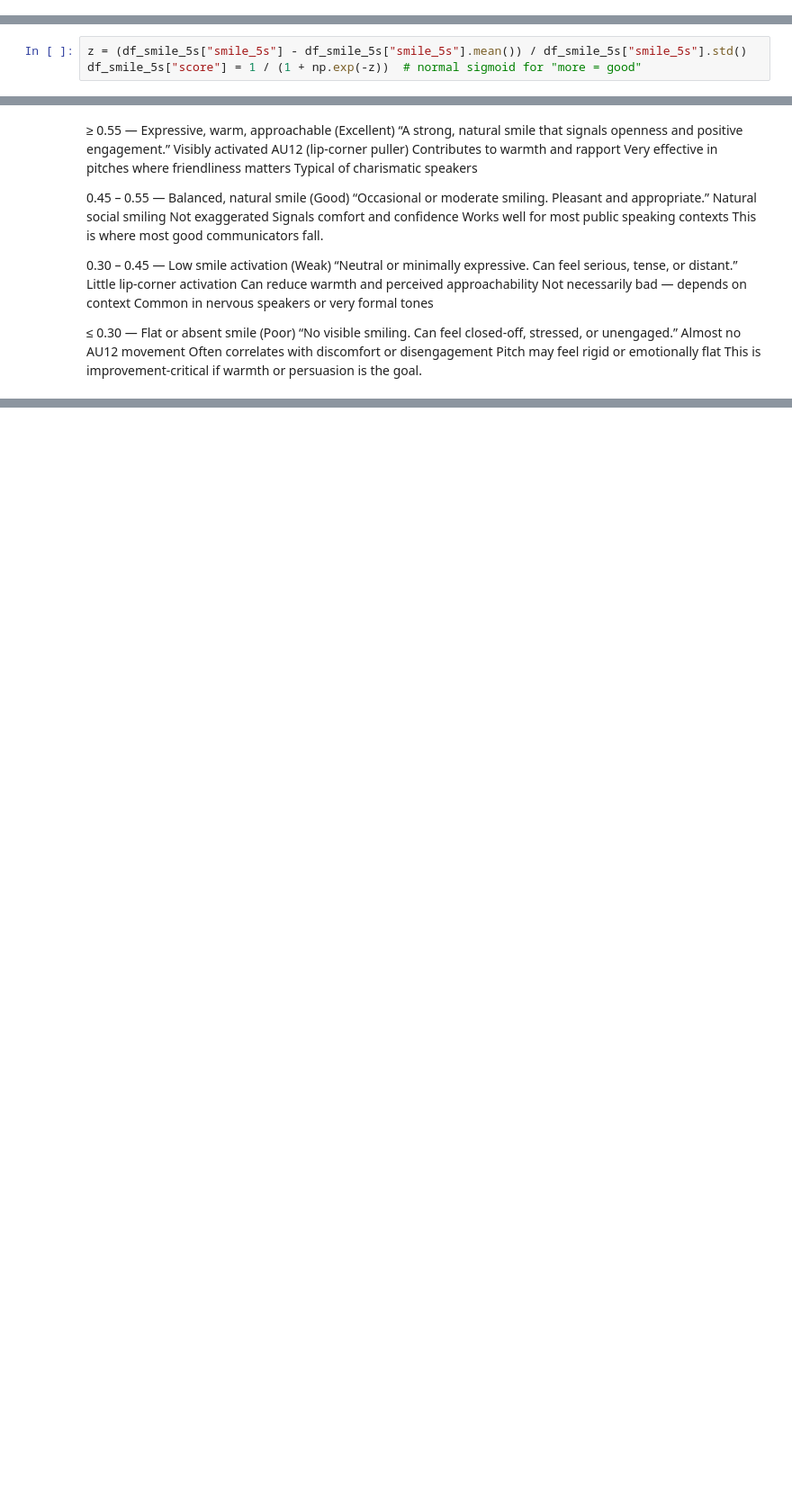
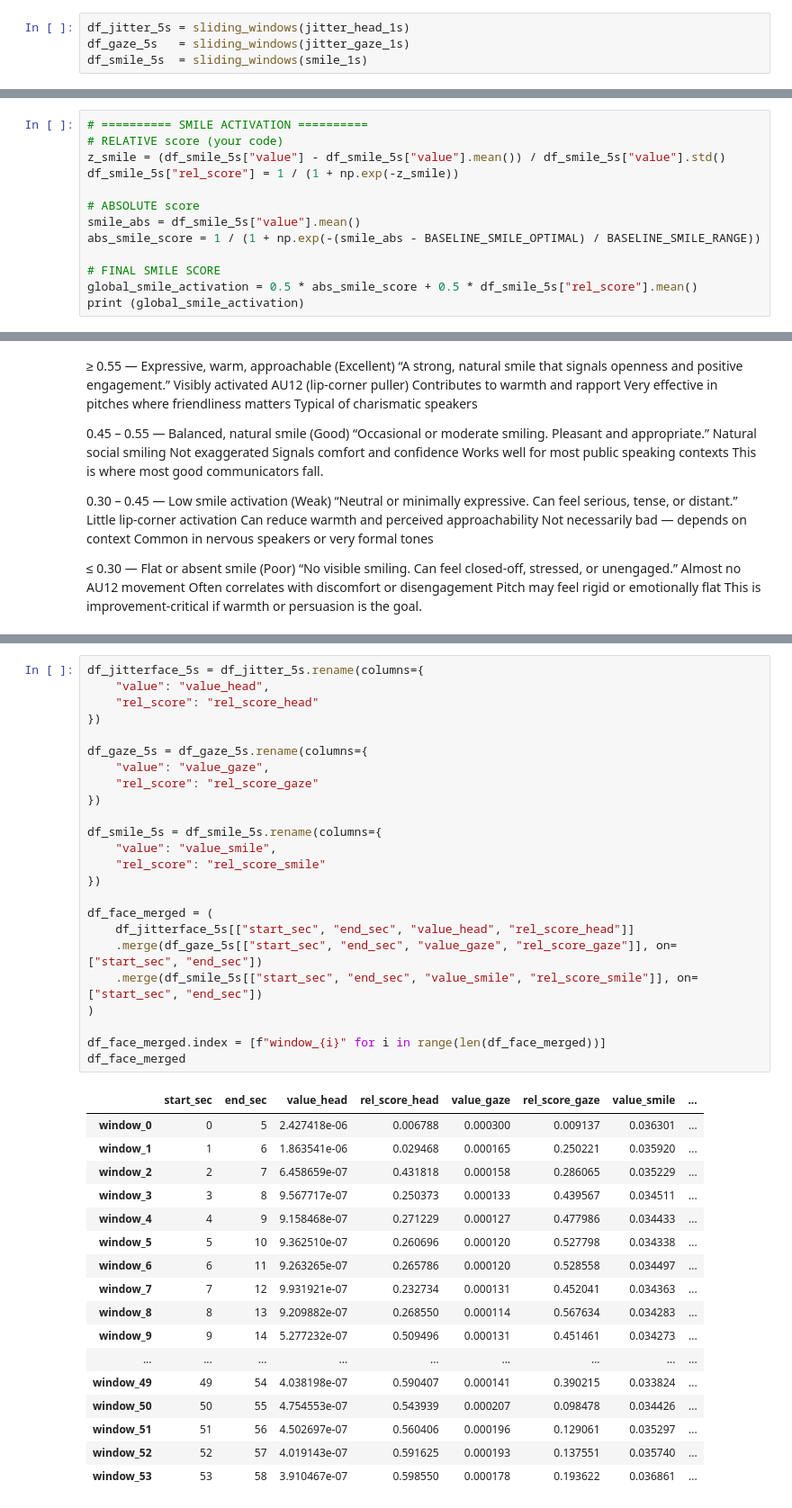
Before and after one commit to WiwiC/VERA, a Jupyter notebook: notebooks/01_facemesh_extraction.ipynb, the cells around one changed output, grey strips where cells are left out. Shown: that part at 90% size. Saved outputs shown, nothing was run; the diff lists cells and outputs as text; blank space fills up the shorter version.

Commit message:
push globall jupyter notebook fixes

```diff
--- a/notebooks/01_facemesh_extraction.ipynb
+++ b/notebooks/01_facemesh_extraction.ipynb
@@ -302,3 +302,7 @@ df_smile_5s
+# %%
+df_jitter_5s = sliding_windows(jitter_head_1s)
+df_gaze_5s   = sliding_windows(jitter_gaze_1s)
+df_smile_5s  = sliding_windows(smile_1s)
 # %% [markdown]
 ====================================================
 # 5 - SCORING
@@ -386,6 +430,3 @@ Perceived as discomfort, insecurity, or cognitive overload
 This is the improvement-critical zone.
 # %% [markdown]
 ## 5.3 - Smile activation score
-# %%
-z = (df_smile_5s["smile_5s"] - df_smile_5s["smile_5s"].mean()) / df_smile_5s["smile_5s"].std()
-df_smile_5s["score"] = 1 / (1 + np.exp(-z))  # normal sigmoid for "more = good"
@@ -396,0 +441,13 @@ print (global_smile_activation)
+# %%
+# ========== SMILE ACTIVATION ==========
+# RELATIVE score (your code)
+z_smile = (df_smile_5s["value"] - df_smile_5s["value"].mean()) / df_smile_5s["value"].std()
+df_smile_5s["rel_score"] = 1 / (1 + np.exp(-z_smile))
+
+# ABSOLUTE score
+smile_abs = df_smile_5s["value"].mean()
+abs_smile_score = 1 / (1 + np.exp(-(smile_abs - BASELINE_SMILE_OPTIMAL) / BASELINE_SMILE_RANGE))
+
+# FINAL SMILE SCORE
+global_smile_activation = 0.5 * abs_smile_score + 0.5 * df_smile_5s["rel_score"].mean()
+print (global_smile_activation)
@@ -545,0 +489,42 @@ Saved debug video to: /Users/williamchalons/code/WiwiC/VERA/data/processed/debug
+# %%
+df_jitterface_5s = df_jitter_5s.rename(columns={
+    "value": "value_head",
+    "rel_score": "rel_score_head"
+})
+
+df_gaze_5s = df_gaze_5s.rename(columns={
+    "value": "value_gaze",
+    "rel_score": "rel_score_gaze"
+})
+
+df_smile_5s = df_smile_5s.rename(columns={
+    "value": "value_smile",
+    "rel_score": "rel_score_smile"
+})
+
+df_face_merged = (
+    df_jitterface_5s[["start_sec", "end_sec", "value_head", "rel_score_head"]]
+    .merge(df_gaze_5s[["start_sec", "end_sec", "value_gaze", "rel_score_gaze"]], on=["start_sec", "end_sec"])
+    .merge(df_smile_5s[["start_sec", "end_sec", "value_smile", "rel_score_smile"]], on=["start_sec", "end_sec"])
+)
+
+df_face_merged.index = [f"window_{i}" for i in range(len(df_face_merged))]
+df_face_merged
+# %% [output]
+|  | start_sec | end_sec | value_head | rel_score_head | value_gaze | rel_score_gaze | value_smile | ... |
+| window_0 | 0 | 5 | 2.427418e-06 | 0.006788 | 0.000300 | 0.009137 | 0.036301 | ... |
+| window_1 | 1 | 6 | 1.863541e-06 | 0.029468 | 0.000165 | 0.250221 | 0.035920 | ... |
+| window_2 | 2 | 7 | 6.458659e-07 | 0.431818 | 0.000158 | 0.286065 | 0.035229 | ... |
+| window_3 | 3 | 8 | 9.567717e-07 | 0.250373 | 0.000133 | 0.439567 | 0.034511 | ... |
+| window_4 | 4 | 9 | 9.158468e-07 | 0.271229 | 0.000127 | 0.477986 | 0.034433 | ... |
+| window_5 | 5 | 10 | 9.362510e-07 | 0.260696 | 0.000120 | 0.527798 | 0.034338 | ... |
+| window_6 | 6 | 11 | 9.263265e-07 | 0.265786 | 0.000120 | 0.528558 | 0.034497 | ... |
+| window_7 | 7 | 12 | 9.931921e-07 | 0.232734 | 0.000131 | 0.452041 | 0.034363 | ... |
+| window_8 | 8 | 13 | 9.209882e-07 | 0.268550 | 0.000114 | 0.567634 | 0.034283 | ... |
+| window_9 | 9 | 14 | 5.277232e-07 | 0.509496 | 0.000131 | 0.451461 | 0.034273 | ... |
+| ... | ... | ... | ... | ... | ... | ... | ... | ... |
+| window_49 | 49 | 54 | 4.038198e-07 | 0.590407 | 0.000141 | 0.390215 | 0.033824 | ... |
+| window_50 | 50 | 55 | 4.754553e-07 | 0.543939 | 0.000207 | 0.098478 | 0.034426 | ... |
+| window_51 | 51 | 56 | 4.502697e-07 | 0.560406 | 0.000196 | 0.129061 | 0.035297 | ... |
+| window_52 | 52 | 57 | 4.019143e-07 | 0.591625 | 0.000193 | 0.137551 | 0.035740 | ... |
+| window_53 | 53 | 58 | 3.910467e-07 | 0.598550 | 0.000178 | 0.193622 | 0.036861 | ... |
```
Also changed, not shown: parts of 29 cells of this notebook, 3 other files.
